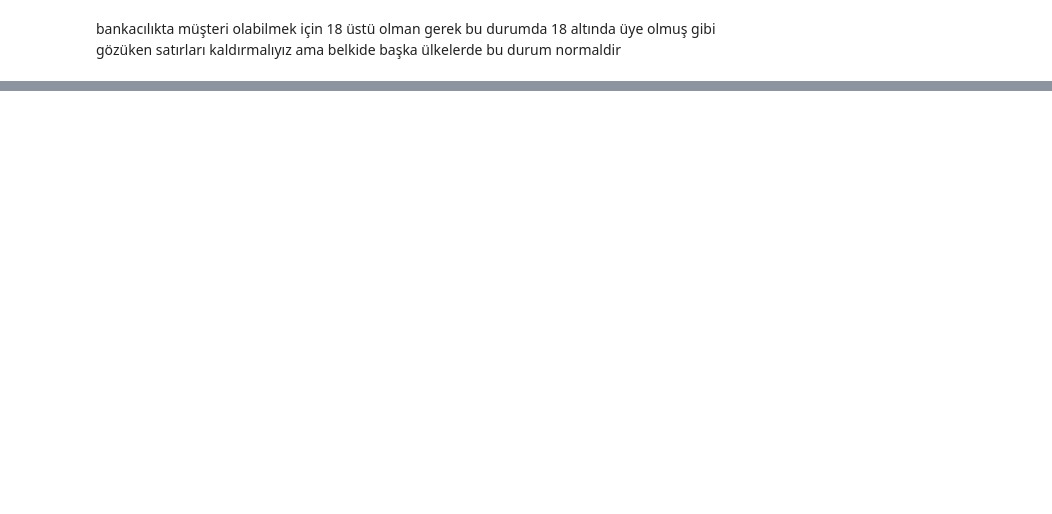
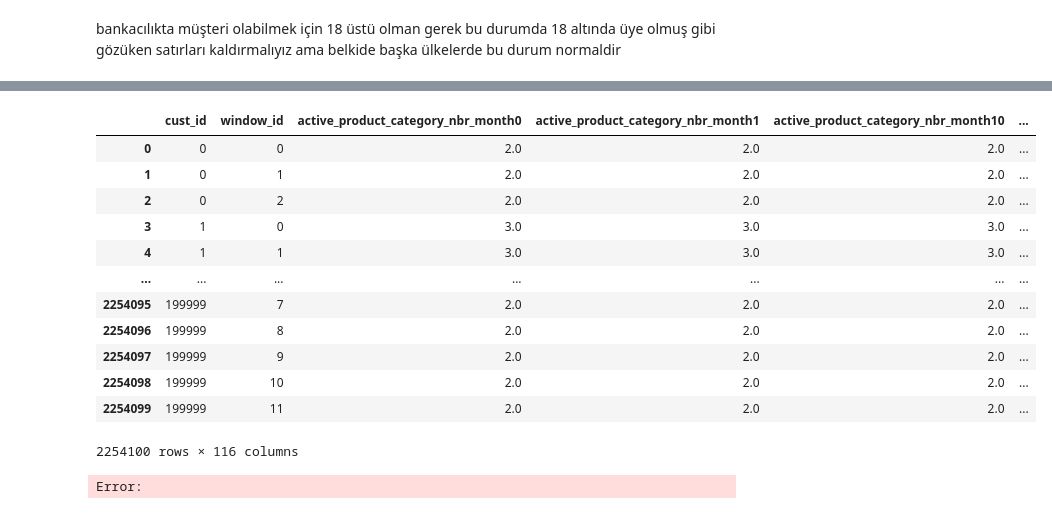
Before and after one commit to osman-tkdmr/ING_Datathon, a Jupyter notebook: analysis.ipynb, the cells around one changed output, grey strips where cells are left out. Drawn from its saved outputs; the diff is of its cells as text; code cells hidden in the pictures; blank space fills up the shorter version.

```diff
--- a/analysis.ipynb
+++ b/analysis.ipynb
@@ -279,0 +664,17 @@ customers_with_history = customers.merge(history_statics, "left", on="cust_id")
+# %%
+pd.read_parquet("pivoted_windowed_data_memory_safe.parquet")
+# %% [output]
+|  | cust_id | window_id | active_product_category_nbr_month0 | active_product_category_nbr_month1 | active_product_category_nbr_month10 | ... |
+| 0 | 0 | 0 | 2.0 | 2.0 | 2.0 | ... |
+| 1 | 0 | 1 | 2.0 | 2.0 | 2.0 | ... |
+| 2 | 0 | 2 | 2.0 | 2.0 | 2.0 | ... |
+| 3 | 1 | 0 | 3.0 | 3.0 | 3.0 | ... |
+| 4 | 1 | 1 | 3.0 | 3.0 | 3.0 | ... |
+| ... | ... | ... | ... | ... | ... | ... |
+| 2254095 | 199999 | 7 | 2.0 | 2.0 | 2.0 | ... |
+| 2254096 | 199999 | 8 | 2.0 | 2.0 | 2.0 | ... |
+| 2254097 | 199999 | 9 | 2.0 | 2.0 | 2.0 | ... |
+| 2254098 | 199999 | 10 | 2.0 | 2.0 | 2.0 | ... |
+| 2254099 | 199999 | 11 | 2.0 | 2.0 | 2.0 | ... |
+2254100 rows × 116 columns
+Error:
```
Also changed, not shown: parts of 74 cells of this notebook, 4 other files.
